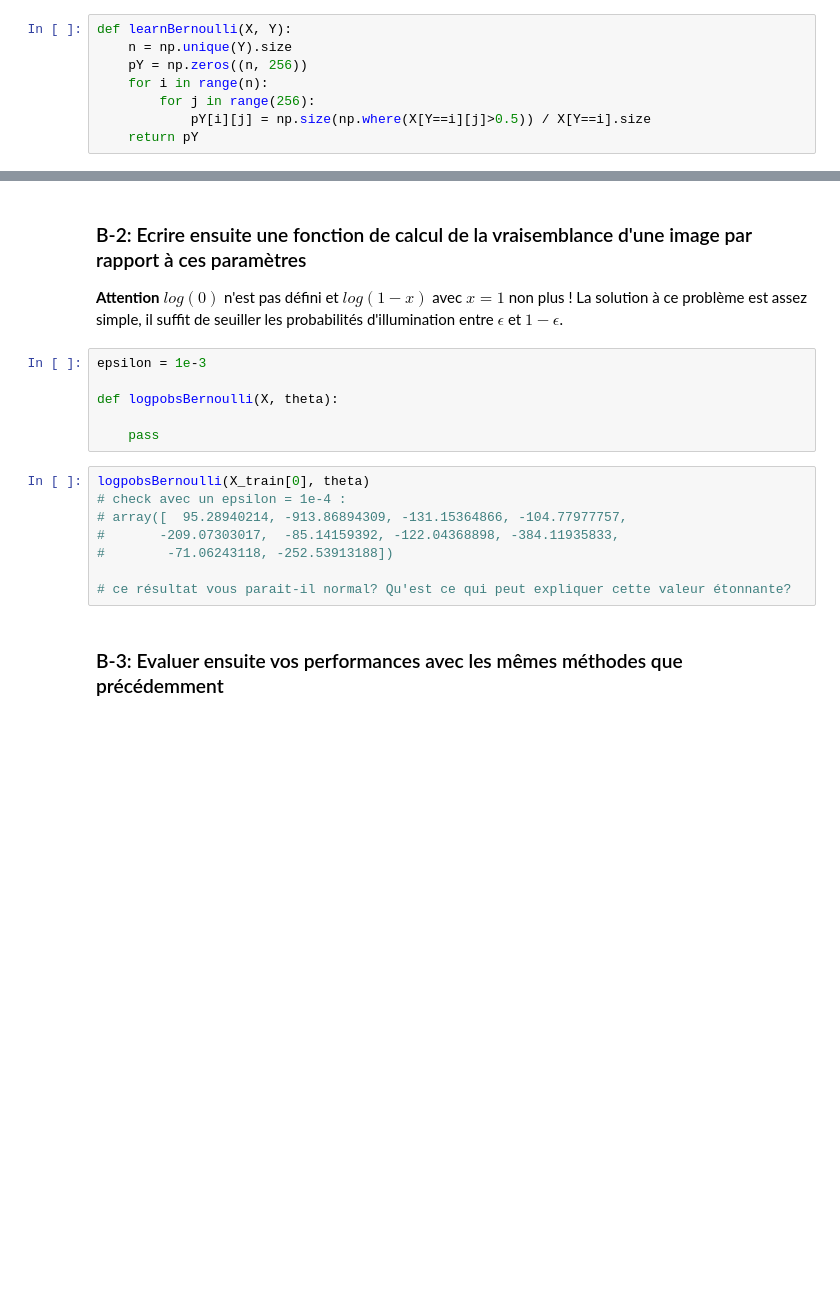
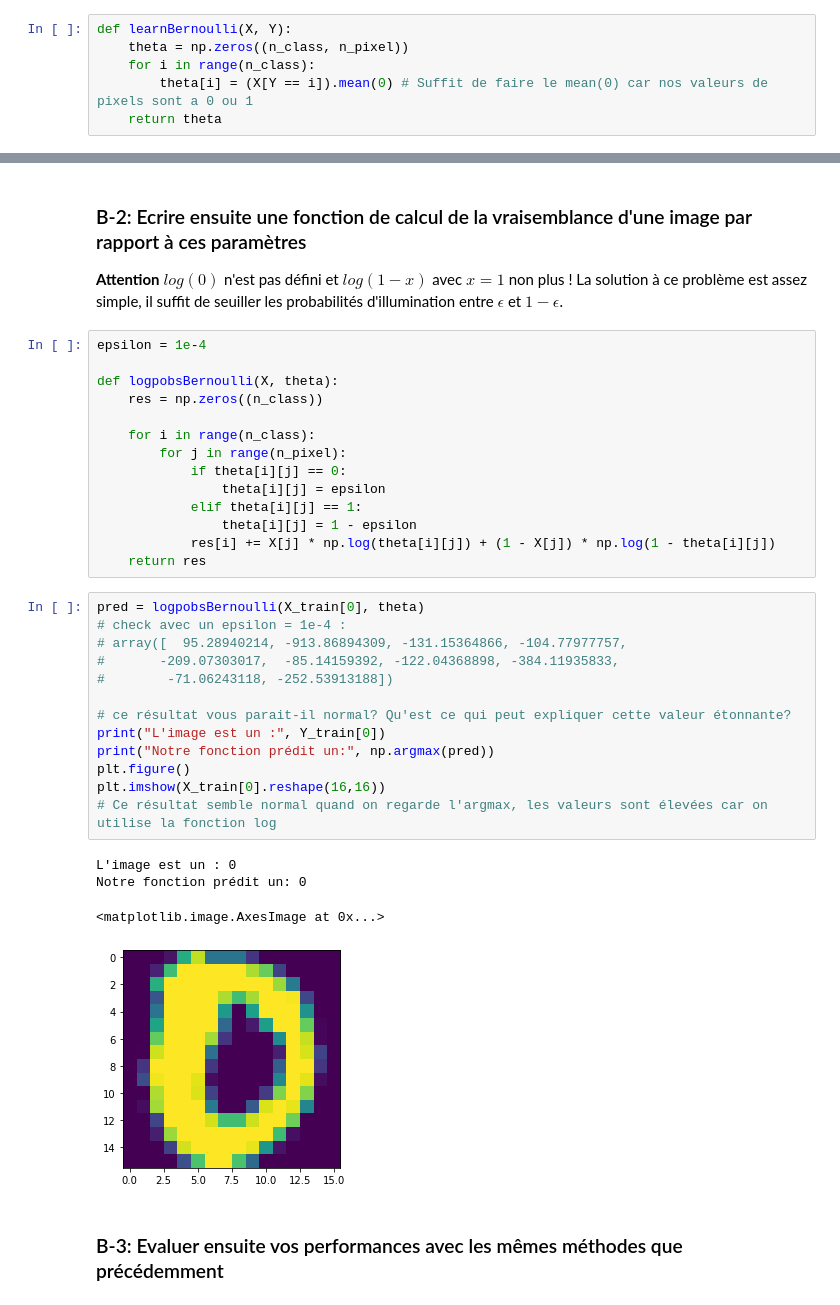
Before and after one commit to hanzopgp/MasterBioInformaticsPTs, a Jupyter notebook: S1/MAPSI/TME/TME3/enonce-2020/TME3DurandKordon.ipynb, the cells around one changed output, grey strips where cells are left out. Saved outputs shown, nothing was run; the diff lists cells and outputs as text; blank space fills up the shorter version.

```diff
--- a/S1/MAPSI/TME/TME3/enonce-2020/TME3DurandKordon.ipynb
+++ b/S1/MAPSI/TME/TME3/enonce-2020/TME3DurandKordon.ipynb
@@ -334,14 +336,12 @@ $$ \theta^\star =
 
  Chaque ligne donne pour une image sa probabilité d'appartenance à chaque classe $c$.
  Un argmax par ligne donne une estimation de la classe.
-# %%
-def learnBernoulli(X, Y):
-    n = np.unique(Y).size
-    pY = np.zeros((n, 256))
-    for i in range(n):
-        for j in range(256):
-            pY[i][j] = np.size(np.where(X[Y==i][j]>0.5)) / X[Y==i].size
-    return pY
+# %%
+def learnBernoulli(X, Y):
+    theta = np.zeros((n_class, n_pixel))
+    for i in range(n_class):
+        theta[i] = (X[Y == i]).mean(0) # Suffit de faire le mean(0) car nos valeurs de pixels sont a 0 ou 1
+    return theta
 # %%
 theta = learnBernoulli(Xb_train, Y_train)
 print(theta.shape)
@@ -372,20 +372,38 @@ Check du résultat précédent:
 
 **Attention** $log(0)$ n'est pas défini et $log(1-x)$ avec $x=1$ non plus !
 La solution à ce problème est assez simple, il suffit de seuiller les probabilités d'illumination entre $\epsilon $ et $1-\epsilon$.
-# %%
-epsilon = 1e-3
-
-def logpobsBernoulli(X, theta):
-
-    pass
+# %%
+epsilon = 1e-4
+
+def logpobsBernoulli(X, theta):
+    res = np.zeros((n_class))
+
+    for i in range(n_class):
+        for j in range(n_pixel):
+            if theta[i][j] == 0:
+                theta[i][j] = epsilon
+            elif theta[i][j] == 1:
+                theta[i][j] = 1 - epsilon
+            res[i] += X[j] * np.log(theta[i][j]) + (1 - X[j]) * np.log(1 - theta[i][j])
+    return res
 # %%
-logpobsBernoulli(X_train[0], theta)
+pred = logpobsBernoulli(X_train[0], theta)
 # check avec un epsilon = 1e-4 :
 # array([  95.28940214, -913.86894309, -131.15364866, -104.77977757,
 #       -209.07303017,  -85.14159392, -122.04368898, -384.11935833,
 #        -71.06243118, -252.53913188])
 
 # ce résultat vous parait-il normal? Qu'est ce qui peut expliquer cette valeur étonnante?
+print("L'image est un :", Y_train[0])
+print("Notre fonction prédit un:", np.argmax(pred))
+plt.figure()
+plt.imshow(X_train[0].reshape(16,16))
+# Ce résultat semble normal quand on regarde l'argmax, les valeurs sont élevées car on utilise la fonction log
+# %% [output]
+L'image est un : 0
+Notre fonction prédit un: 0
+<matplotlib.image.AxesImage at 0x...>
+[figure, added]
 # %% [markdown]
 ### B-3: Evaluer ensuite vos performances avec les mêmes méthodes que précédemment
 # %%
```
Also changed, not shown: parts of 10 cells of this notebook, 5 other files.
